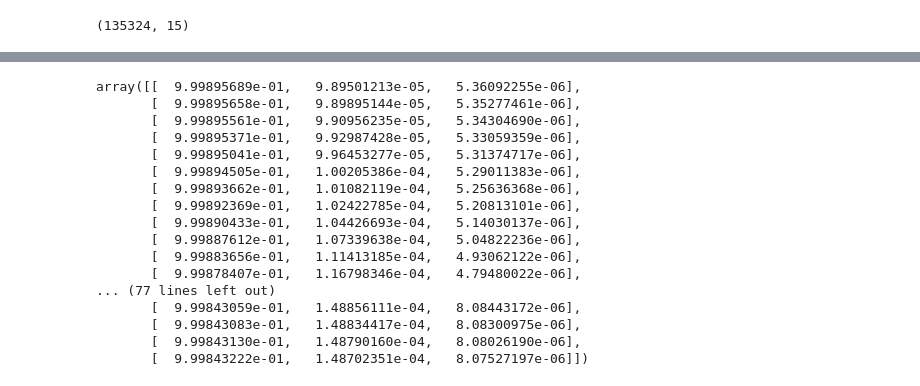
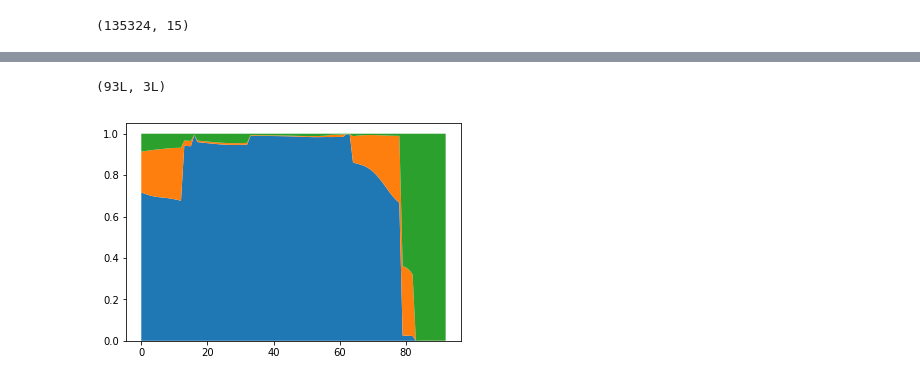
Before and after one commit to jay-z007/CSE519-2017-111463646, a Jupyter notebook: Project/model.ipynb, the cells around one changed output, grey strips where cells are left out. Cells and saved outputs as stored; diff of their text form; code cells hidden in the pictures.

```diff
--- a/Project/model.ipynb
+++ b/Project/model.ipynb
@@ -344,8 +336,8 @@ print metrics.accuracy_score(y_test, y_pred)
 # %%
 with open("./data/train/train_data.pkl") as infile:
     temp_data = pkl.load(infile)
-temp_data = temp_data.loc[temp_data['match_id'] == 1510605206930]
-X,Y= preprocessData(temp_data)
+plot_data = temp_data.loc[temp_data['match_id'] == 1510605206930]
+X,Y= preprocessData(plot_data)
 # X = temp_data.drop(['winner', 'date', 'match_id', 'home_team', 'away_team'], axis=1)
 # Y = temp_data['winner']
 # X_train, X_test, y_train, y_test = train_test_split(X, Y, test_size=0.1)
@@ -381,23 +357,3 @@ X
-# %%
-y_prob
-# %% [output]
-array([[  9.99895689e-01,   9.89501213e-05,   5.36092255e-06],
-       [  9.99895658e-01,   9.89895144e-05,   5.35277461e-06],
-       [  9.99895561e-01,   9.90956235e-05,   5.34304690e-06],
-       [  9.99895371e-01,   9.92987428e-05,   5.33059359e-06],
-       [  9.99895041e-01,   9.96453277e-05,   5.31374717e-06],
-       [  9.99894505e-01,   1.00205386e-04,   5.29011383e-06],
-       [  9.99893662e-01,   1.01082119e-04,   5.25636368e-06],
-       [  9.99892369e-01,   1.02422785e-04,   5.20813101e-06],
-       [  9.99890433e-01,   1.04426693e-04,   5.14030137e-06],
-       [  9.99887612e-01,   1.07339638e-04,   5.04822236e-06],
-       [  9.99883656e-01,   1.11413185e-04,   4.93062122e-06],
-       [  9.99878407e-01,   1.16798346e-04,   4.79480022e-06],
-... (77 lines left out)
-       [  9.99843059e-01,   1.48856111e-04,   8.08443172e-06],
-       [  9.99843083e-01,   1.48834417e-04,   8.08300975e-06],
-       [  9.99843130e-01,   1.48790160e-04,   8.08026190e-06],
-       [  9.99843222e-01,   1.48702351e-04,   8.07527197e-06]])
 # %%
 temp_data.reset_index(inplace=True)
 y_prob_df = pd.DataFrame(y_prob,columns=['A_Pred','D_Pred','H_Pred'])
@@ -406,6 +362,21 @@ y_prob_df['Home'] = temp_data.H_Goal
 
 
 # print_full(y_prob_df)
+# %%
+data = y_prob
+label = "Dimag na khrab kr"
+# x = range(0, 91, 10)
+# fig = plt.figure()
+x = np.arange(93)
+fig, ax = plt.subplots()
+print y_prob.shape
+y_prob.reshape(3,-1)
+temp =y_prob.T
+ax.stackplot(x, temp)
+plt.show()
+# %% [output]
+(93L, 3L)
+[figure, added]
 # %%
 plot_prob_timeline(y_prob,'Probability Timeline')
 # %% [output]
```
Also changed, not shown: parts of 12 cells of this notebook.
